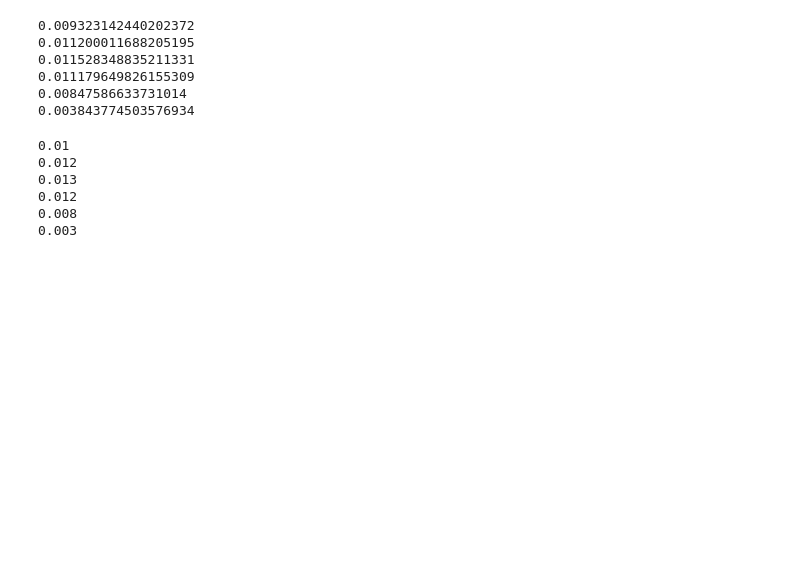
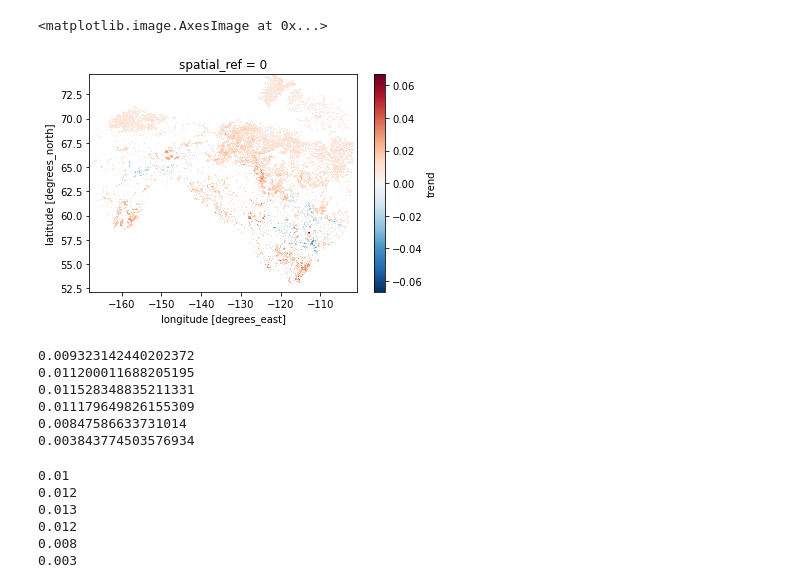
Before and after one commit to hamiddashti/greeness, a Jupyter notebook: codes/src/07_analysis.ipynb, the cells around one changed output. Drawn from its saved outputs; the diff is of its cells as text; code cells hidden in the pictures; blank space fills up the shorter version.

```diff
--- a/codes/src/07_analysis.ipynb
+++ b/codes/src/07_analysis.ipynb
@@ -9 +147,6 @@ out_dir = "/data/home/hamiddashti/hamid/nasa_above/greeness/working/"
+# %%
+lai_growing_trend_total.plot.imshow()
+# %% [output]
+<matplotlib.image.AxesImage at 0x...>
+[figure, added]
 # %%
```
Also changed, not shown: parts of 16 cells of this notebook.
